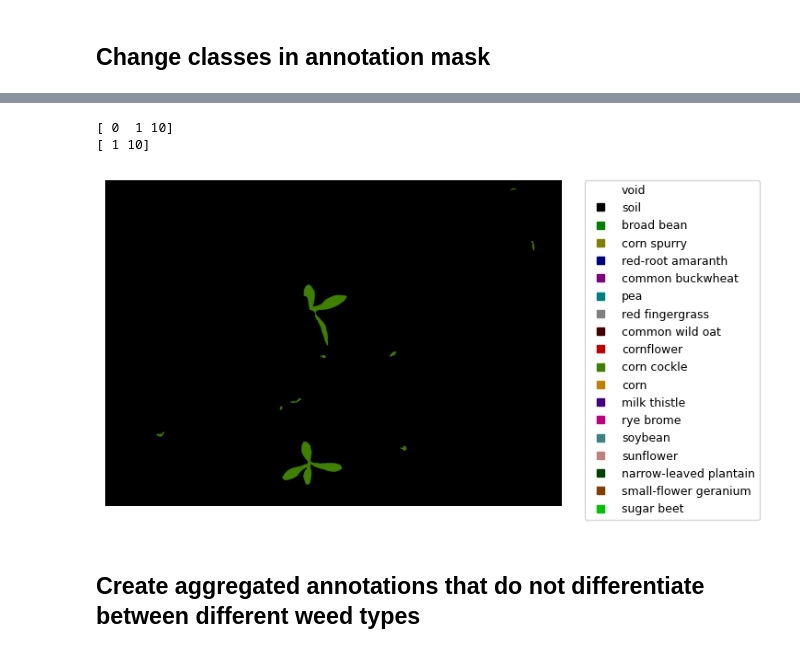
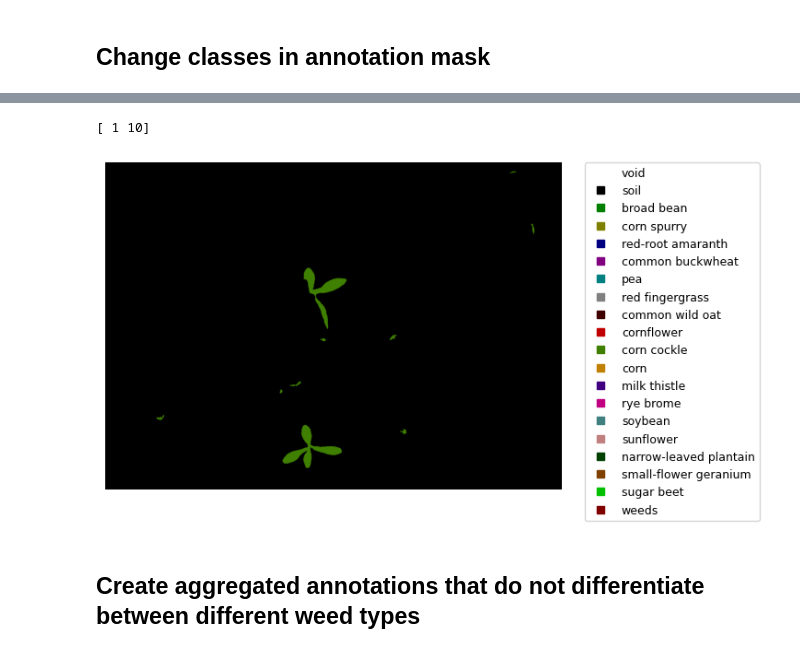
Before and after one commit to katekuian/master_thesis, a Jupyter notebook: 02_data_preparation.ipynb, the cells around one changed output, grey strips where cells are left out. Drawn from its saved outputs; the diff is of its cells as text; code cells hidden in the pictures.

```diff
--- a/02_data_preparation.ipynb
+++ b/02_data_preparation.ipynb
@@ -27,6 +13,13 @@ if module_path not in sys.path:
 # from modules import swap_classes, get_legend, visualize_annotation
 # %% [markdown]
 ## Visualize annotation
+# %%
+image_folder = './WE3DS/images/'
+annotation_folder = './WE3DS/annotations/'
+annotations_aggregated_folder = './WE3DS/annotations_aggregated/'
+# Define the paths to the images and annotations
+image_paths = np.array(os.listdir(image_folder))
+annotation_paths = np.array(os.listdir(annotation_folder))
 # %%
 color_values = [
     [255, 255, 255],
@@ -85,7 +89,7 @@ def get_legend(plant_classification, hex_colors):
 
     return legend_elements
 # %%
-def visualize_annotion_for_image(im):
+def visualize_annotation_for_image(im):
     rgb = np.zeros_like(im)
     for i in range(im.shape[0]):
         for j in range(im.shape[1]):
@@ -93,11 +97,11 @@ def visualize_annotion_for_image(im):
             rgb[i, j] = color_values[index[0]]
 
     plt.axis('off')
-    plt.legend(handles=get_legend(), bbox_to_anchor=(1.05, 1), loc=2, borderaxespad=0., fontsize=9)
+    plt.legend(handles=get_legend(plant_classification, hex_colors), bbox_to_anchor=(1.05, 1), loc=2, borderaxespad=0., fontsize=9)
     plt.imshow(rgb)
     plt.show()
 
-def visualize_annotion(image_name):
-    im = cv2.imread('./WE3DS/annotations/segmentation/SegmentationLabel/' + image_name)
-    visualize_annotion_for_image(im)
+def visualize_annotation(image_name):
+    im = cv2.imread(annotation_folder + image_name)
+    visualize_annotation_for_image(im)
 # %%
@@ -111,14 +115,15 @@ visualize_annotion('img_00045.png')
 # %% [markdown]
 ## Change classes in annotation mask
-# %%
-def swap_classes(classes_to_swap, new_class, image_name):
-    im = cv2.imread('./WE3DS/annotations/segmentation/SegmentationLabel/' + image_name)
-    print(np.unique(im))
-    for i, row in enumerate(im):
-        for j, pixel in enumerate(row):
-            if pixel[0] in classes_to_swap:
-                im[i][j] = [new_class, new_class, new_class]
-
-    print(np.unique(im))
-    return im
+# %%
+def swap_classes(class_pairs, image_name):
+    im = cv2.imread(annotation_folder + image_name)
+
+    for old_class, new_class in class_pairs:
+        # Create a mask to identify pixels with the old class
+        mask = (im[:, :, 0] == old_class)
+
+        # Replace the matching pixels with the new class value
+        im[mask, :] = [new_class, new_class, new_class]
+
+    return im
 # %%
@@ -128,9 +133,9 @@ visualize_annotion('img_01109.png')
 # %%
-im = swap_classes([0], 10, 'img_01109.png')
-visualize_annotion_for_image(im)
+im = swap_classes([(0, 10)], 'img_01109.png')
+print(np.unique(im))
+visualize_annotation_for_image(im)
 # %% [output]
-[ 0  1 10]
 [ 1 10]
-[figure, old version]
+[figure, new version]
 # %% [markdown]
 ## Create aggregated annotations that do not differentiate between different weed types
```
Also changed, not shown: parts of 11 cells of this notebook.
